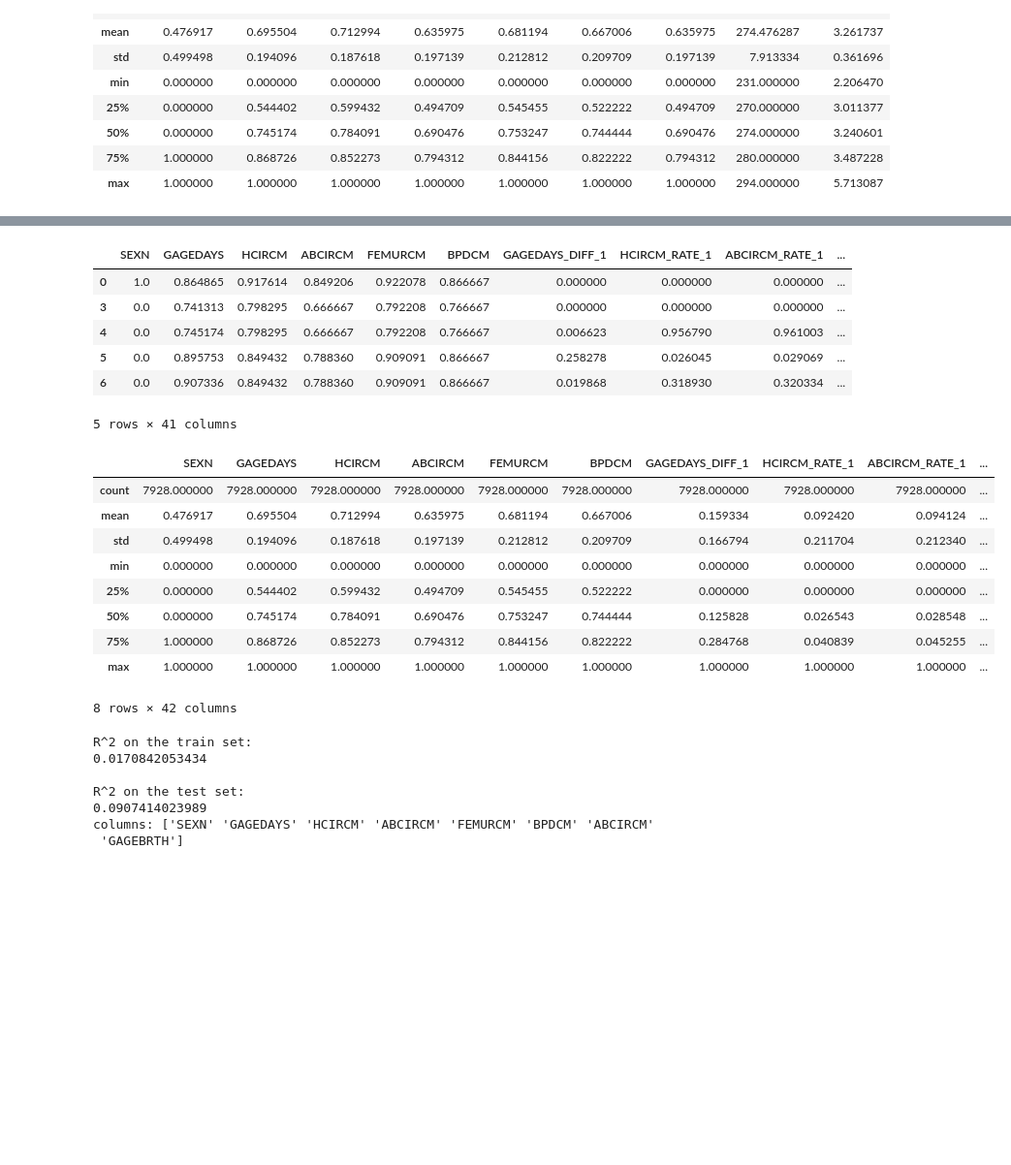
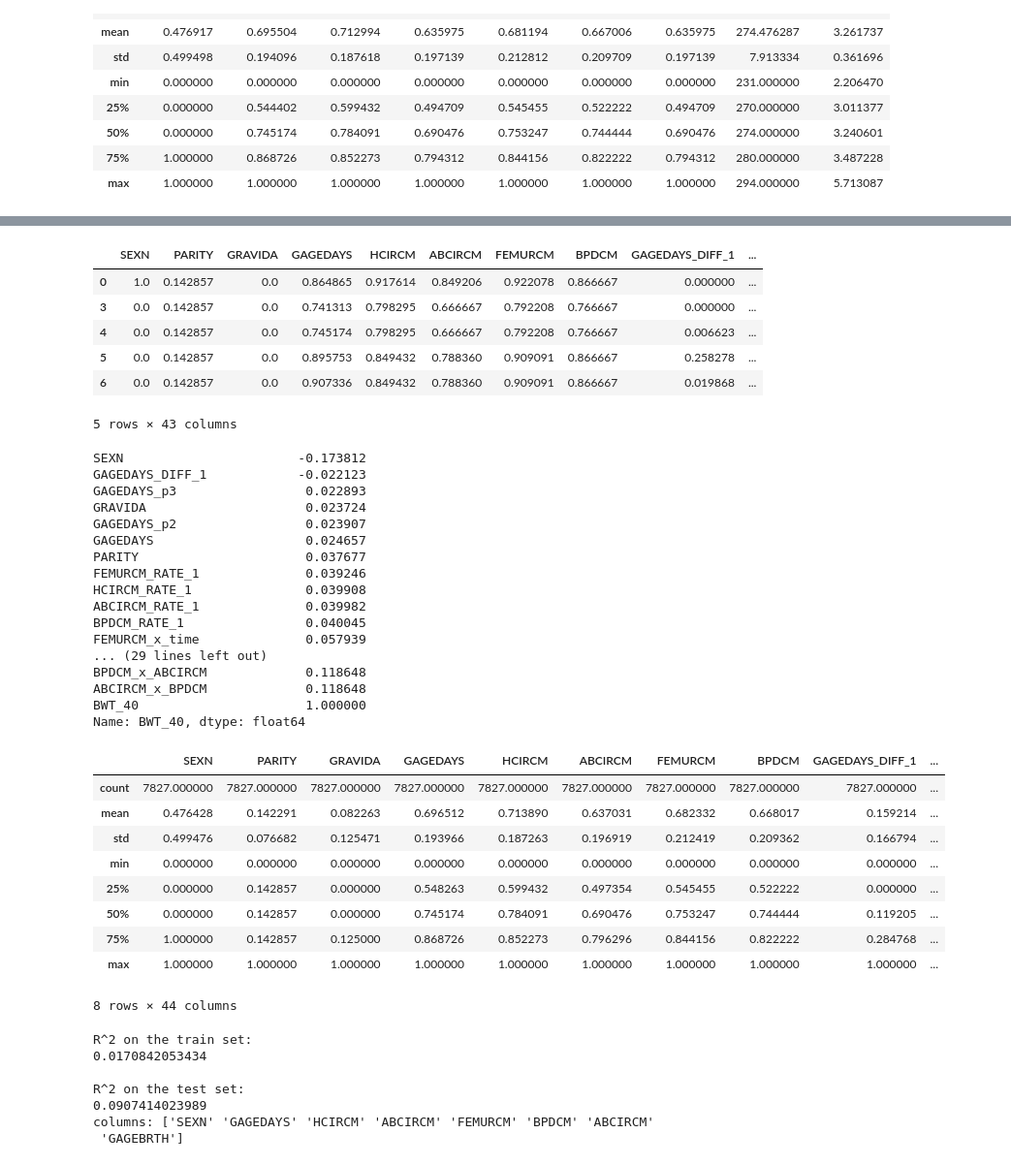
Before and after one commit to de-git/HBGDki-London, a Jupyter notebook: Ultrasound/notebooks/train_ultrasound_python.ipynb, the cells around one changed output, grey strips where cells are left out. Shown: that part at 97% size. Saved outputs shown, nothing was run; the diff lists cells and outputs as text; code cells hidden in the pictures; blank space fills up the shorter version.

```diff
--- a/Ultrasound/notebooks/train_ultrasound_python.ipynb
+++ b/Ultrasound/notebooks/train_ultrasound_python.ipynb
@@ -109,7 +109,7 @@ temp_data.join(temp_labels).describe()
 def feature_selection4(raw_train_data):
   # input colums
   measurement_columns = ["HCIRCM", "ABCIRCM", "FEMURCM", "BPDCM"]
-  other_columns = ["SEXN"]
+  other_columns = ["SEXN", "PARITY", "GRAVIDA"]
   time_column = "GAGEDAYS"
   identifier_column = "SUBJID"
   output_column = "BWT_40"
@@ -142,50 +142,68 @@ def feature_selection4(raw_train_data):
     return f
 
   def mul_x(x):
     def f(y):
       return x*y
     return f
 
   df = df.sort_values([identifier_column, time_column])
   df = df.groupby(identifier_column).apply(add_previous_values)
   for c in columns_to_be_normalized:
     df[c] = normalized_column(df[c])
   add_mutations(df, [time_column], '_p2', pow_n(2))
   add_mutations(df, [time_column], '_p3', pow_n(3))
   add_mutations(df, measurement_columns, '_x_time', mul_x(df[time_column]))
   for c in measurement_columns:
     mut_columns = [c2 for c2 in measurement_columns if c2 != c]
     suffix = '_x_' + c
     target_columns = [c2 + suffix for c2 in mut_columns]
     add_mutations(df, mut_columns, suffix, mul_x(df[c]))
     add_mutations(df, target_columns, '_x_time', mul_x(df[time_column]))
 
   y = df[output_column]
   df = df.drop(output_column, 1)
   df = df.drop(identifier_column, 1)
   return df, y
 
 temp_data, temp_labels = feature_selection4(raw_train_data)
 display(temp_data.head())
+display(temp_data.join(temp_labels).corr()['BWT_40'].sort_values())
 temp_data.join(temp_labels).describe()
 # %% [output]
-|  | SEXN | GAGEDAYS | HCIRCM | ABCIRCM | FEMURCM | BPDCM | GAGEDAYS_DIFF_1 | HCIRCM_RATE_1 | ABCIRCM_RATE_1 | ... |
-| 0 | 1.0 | 0.864865 | 0.917614 | 0.849206 | 0.922078 | 0.866667 | 0.000000 | 0.000000 | 0.000000 | ... |
-| 3 | 0.0 | 0.741313 | 0.798295 | 0.666667 | 0.792208 | 0.766667 | 0.000000 | 0.000000 | 0.000000 | ... |
-| 4 | 0.0 | 0.745174 | 0.798295 | 0.666667 | 0.792208 | 0.766667 | 0.006623 | 0.956790 | 0.961003 | ... |
-| 5 | 0.0 | 0.895753 | 0.849432 | 0.788360 | 0.909091 | 0.866667 | 0.258278 | 0.026045 | 0.029069 | ... |
-| 6 | 0.0 | 0.907336 | 0.849432 | 0.788360 | 0.909091 | 0.866667 | 0.019868 | 0.318930 | 0.320334 | ... |
+|  | SEXN | PARITY | GRAVIDA | GAGEDAYS | HCIRCM | ABCIRCM | FEMURCM | BPDCM | GAGEDAYS_DIFF_1 | ... |
+| 0 | 1.0 | 0.142857 | 0.0 | 0.864865 | 0.917614 | 0.849206 | 0.922078 | 0.866667 | 0.000000 | ... |
+| 3 | 0.0 | 0.142857 | 0.0 | 0.741313 | 0.798295 | 0.666667 | 0.792208 | 0.766667 | 0.000000 | ... |
+| 4 | 0.0 | 0.142857 | 0.0 | 0.745174 | 0.798295 | 0.666667 | 0.792208 | 0.766667 | 0.006623 | ... |
+| 5 | 0.0 | 0.142857 | 0.0 | 0.895753 | 0.849432 | 0.788360 | 0.909091 | 0.866667 | 0.258278 | ... |
+| 6 | 0.0 | 0.142857 | 0.0 | 0.907336 | 0.849432 | 0.788360 | 0.909091 | 0.866667 | 0.019868 | ... |
-5 rows × 41 columns
+5 rows × 43 columns
+SEXN                       -0.173812
+GAGEDAYS_DIFF_1            -0.022123
+GAGEDAYS_p3                 0.022893
+GRAVIDA                     0.023724
+GAGEDAYS_p2                 0.023907
+GAGEDAYS                    0.024657
+PARITY                      0.037677
+FEMURCM_RATE_1              0.039246
+HCIRCM_RATE_1               0.039908
+ABCIRCM_RATE_1              0.039982
+BPDCM_RATE_1                0.040045
+FEMURCM_x_time              0.057939
+... (29 lines left out)
+BPDCM_x_ABCIRCM             0.118648
+ABCIRCM_x_BPDCM             0.118648
+BWT_40                      1.000000
+Name: BWT_40, dtype: float64
-|  | SEXN | GAGEDAYS | HCIRCM | ABCIRCM | FEMURCM | BPDCM | GAGEDAYS_DIFF_1 | HCIRCM_RATE_1 | ABCIRCM_RATE_1 | ... |
-| count | 7928.000000 | 7928.000000 | 7928.000000 | 7928.000000 | 7928.000000 | 7928.000000 | 7928.000000 | 7928.000000 | 7928.000000 | ... |
-| mean | 0.476917 | 0.695504 | 0.712994 | 0.635975 | 0.681194 | 0.667006 | 0.159334 | 0.092420 | 0.094124 | ... |
-| std | 0.499498 | 0.194096 | 0.187618 | 0.197139 | 0.212812 | 0.209709 | 0.166794 | 0.211704 | 0.212340 | ... |
+|  | SEXN | PARITY | GRAVIDA | GAGEDAYS | HCIRCM | ABCIRCM | FEMURCM | BPDCM | GAGEDAYS_DIFF_1 | ... |
+| count | 7827.000000 | 7827.000000 | 7827.000000 | 7827.000000 | 7827.000000 | 7827.000000 | 7827.000000 | 7827.000000 | 7827.000000 | ... |
+| mean | 0.476428 | 0.142291 | 0.082263 | 0.696512 | 0.713890 | 0.637031 | 0.682332 | 0.668017 | 0.159214 | ... |
+| std | 0.499476 | 0.076682 | 0.125471 | 0.193966 | 0.187263 | 0.196919 | 0.212419 | 0.209362 | 0.166794 | ... |
 | min | 0.000000 | 0.000000 | 0.000000 | 0.000000 | 0.000000 | 0.000000 | 0.000000 | 0.000000 | 0.000000 | ... |
-| 25% | 0.000000 | 0.544402 | 0.599432 | 0.494709 | 0.545455 | 0.522222 | 0.000000 | 0.000000 | 0.000000 | ... |
-| 50% | 0.000000 | 0.745174 | 0.784091 | 0.690476 | 0.753247 | 0.744444 | 0.125828 | 0.026543 | 0.028548 | ... |
-| 75% | 1.000000 | 0.868726 | 0.852273 | 0.794312 | 0.844156 | 0.822222 | 0.284768 | 0.040839 | 0.045255 | ... |
+| 25% | 0.000000 | 0.142857 | 0.000000 | 0.548263 | 0.599432 | 0.497354 | 0.545455 | 0.522222 | 0.000000 | ... |
+| 50% | 0.000000 | 0.142857 | 0.000000 | 0.745174 | 0.784091 | 0.690476 | 0.753247 | 0.744444 | 0.119205 | ... |
+| 75% | 1.000000 | 0.142857 | 0.125000 | 0.868726 | 0.852273 | 0.796296 | 0.844156 | 0.822222 | 0.284768 | ... |
 | max | 1.000000 | 1.000000 | 1.000000 | 1.000000 | 1.000000 | 1.000000 | 1.000000 | 1.000000 | 1.000000 | ... |
-8 rows × 42 columns
+8 rows × 44 columns
 # %%
 def score(actual, predictions):
   return mean_squared_error(actual, predictions)
```
Also changed, not shown: parts of 2 cells of this notebook.
